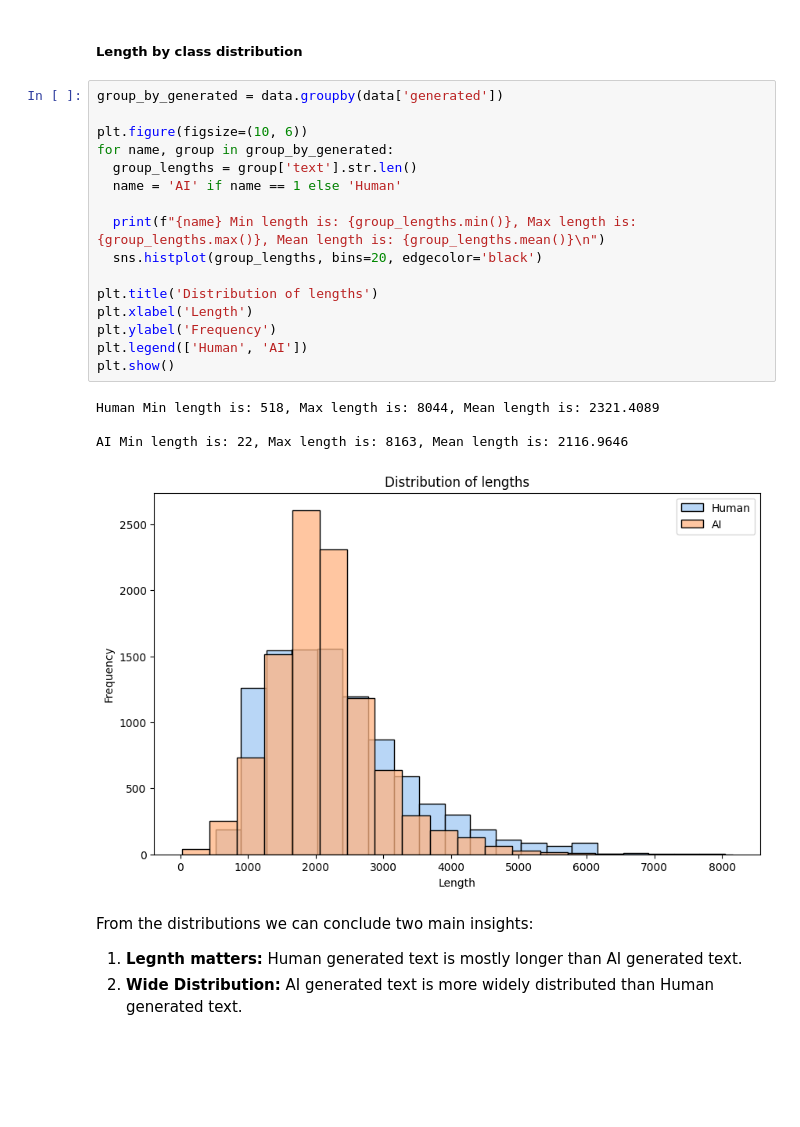
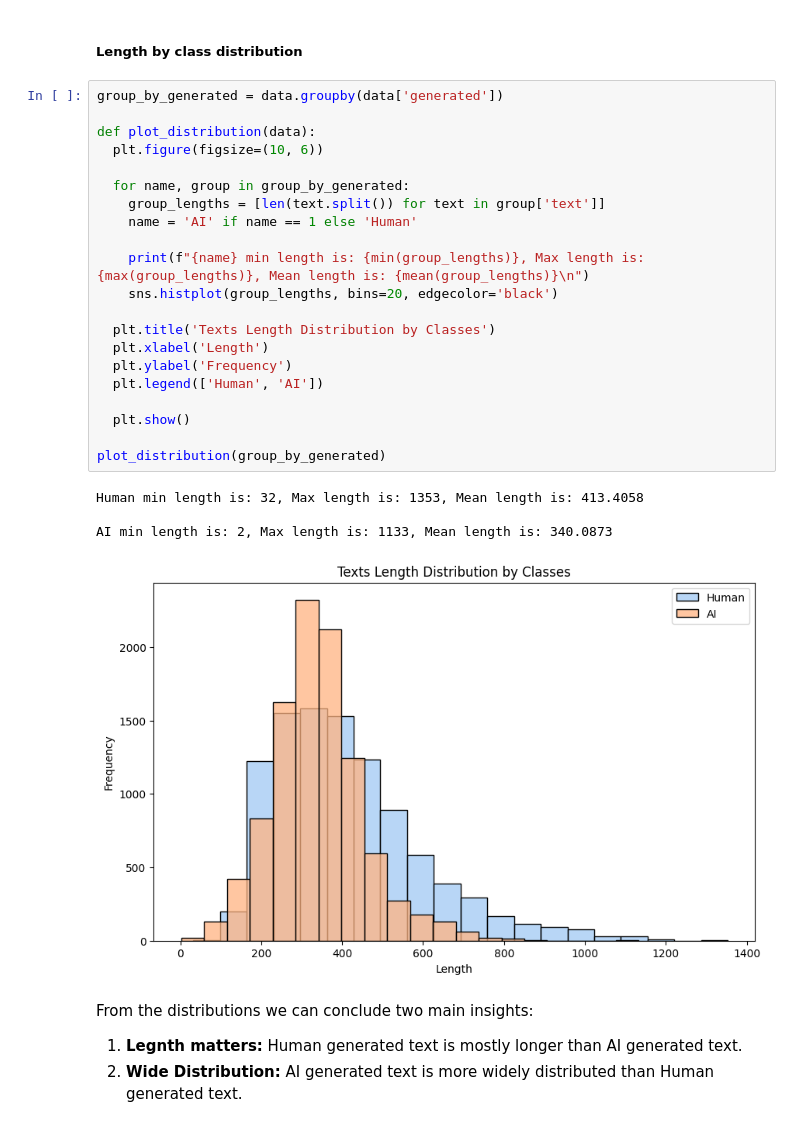
Before and after one commit to haimgoldfisher/AI-Human-Generated, a Jupyter notebook: colab_notebooks/Data_Loading_&_EDA.ipynb, the cells around one changed output. Cells and saved outputs as stored; diff of their text form; blank space fills up the shorter version.

```diff
--- a/colab_notebooks/Data_Loading_&_EDA.ipynb
+++ b/colab_notebooks/Data_Loading_&_EDA.ipynb
@@ -223,24 +248,29 @@ We can observe that the length of the texts is mostly between
 # %%
 group_by_generated = data.groupby(data['generated'])
 
-plt.figure(figsize=(10, 6))
-for name, group in group_by_generated:
-  group_lengths = group['text'].str.len()
-  name = 'AI' if name == 1 else 'Human'
+def plot_distribution(data):
+  plt.figure(figsize=(10, 6))
 
-  print(f"{name} Min length is: {group_lengths.min()}, Max length is: {group_lengths.max()}, Mean length is: {group_lengths.mean()}\n")
-  sns.histplot(group_lengths, bins=20, edgecolor='black')
+  for name, group in group_by_generated:
+    group_lengths = [len(text.split()) for text in group['text']]
+    name = 'AI' if name == 1 else 'Human'
 
-plt.title('Distribution of lengths')
-plt.xlabel('Length')
-plt.ylabel('Frequency')
-plt.legend(['Human', 'AI'])
-plt.show()
+    print(f"{name} min length is: {min(group_lengths)}, Max length is: {max(group_lengths)}, Mean length is: {mean(group_lengths)}\n")
+    sns.histplot(group_lengths, bins=20, edgecolor='black')
+
+  plt.title('Texts Length Distribution by Classes')
+  plt.xlabel('Length')
+  plt.ylabel('Frequency')
+  plt.legend(['Human', 'AI'])
+
+  plt.show()
+
+plot_distribution(group_by_generated)
 # %% [output]
-Human Min length is: 518, Max length is: 8044, Mean length is: 2321.4089
+Human min length is: 32, Max length is: 1353, Mean length is: 413.4058
 
-AI Min length is: 22, Max length is: 8163, Mean length is: 2116.9646
+AI min length is: 2, Max length is: 1133, Mean length is: 340.0873
-[figure, old version]
+[figure, new version]
 # %% [markdown]
 From the distributions we can conclude two main insights:
 1. <b>Legnth matters:</b> Human generated text is mostly longer than AI generated text.
```
Also changed, not shown: parts of 31 cells of this notebook.
